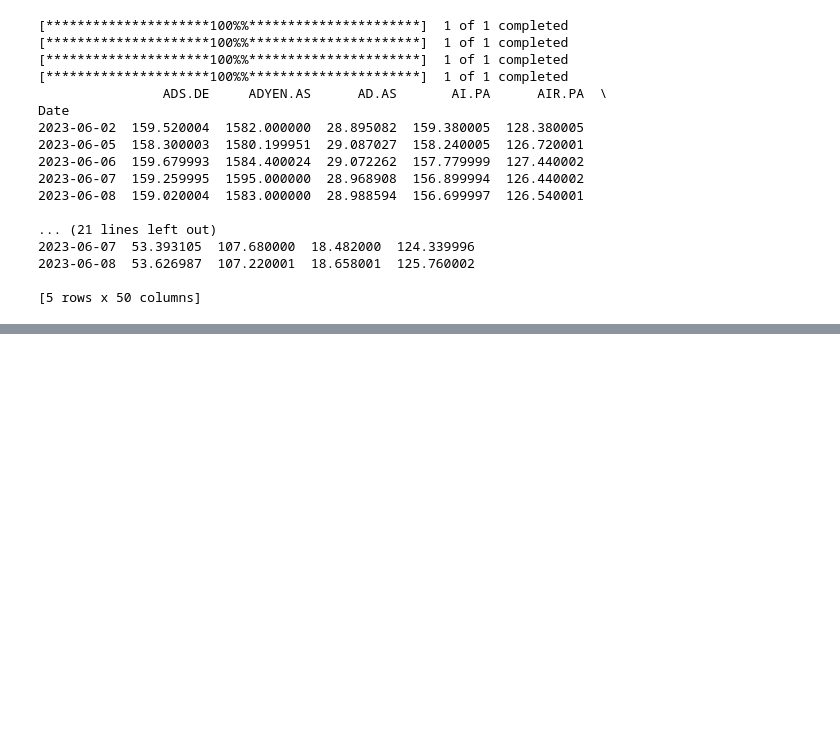
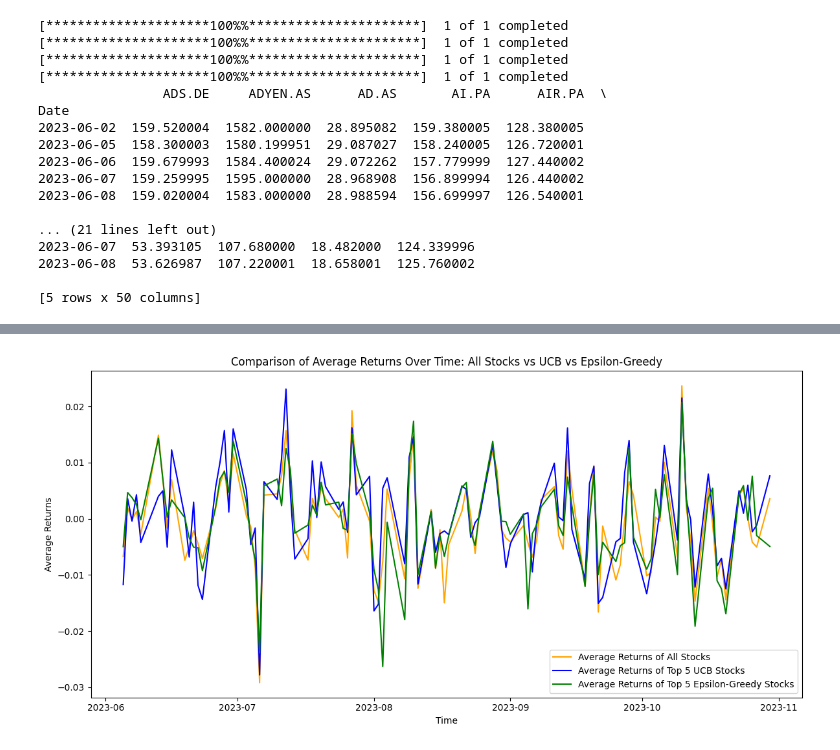
Before and after one commit to okonp07/Optimizing-Euro-Stoxx-50-Investments, a Jupyter notebook: Optimizing_Euro_Stoxx_50_Investments_A_UCB_Algorithm_Based_Stock_Selection_Strategy_with_Correlation_Driven_Hedging.ipynb, the cells around one changed output, grey strips where cells are left out. Cells and saved outputs as stored; diff of their text form; code cells hidden in the pictures; blank space fills up the shorter version.

```diff
--- a/Optimizing_Euro_Stoxx_50_Investments_A_UCB_Algorithm_Based_Stock_Selection_Strategy_with_Correlation_Driven_Hedging.ipynb
+++ b/Optimizing_Euro_Stoxx_50_Investments_A_UCB_Algorithm_Based_Stock_Selection_Strategy_with_Correlation_Driven_Hedging.ipynb
@@ -160,0 +343,31 @@ combined_data.head()
+# %%
+import matplotlib.pyplot as plt
+
+# Calculate the average returns of all stocks at each time step
+average_returns_all_times = returns_df.mean(axis=1)
+# Calculate the average returns of the top 5 UCB stocks at each time step
+average_returns_top_5_times = returns_df[top_stocks].mean(axis=1)
+# Calculate the average returns of the top 5 stocks selected by the epsilon-greedy algorithm at each time step
+average_returns_epsilon_greedy = returns_df[top_stocks_epsilon_greedy].mean(axis=1)
+
+# Creating the plot
+plt.figure(figsize=(12, 6))
+
+# Plotting trend line for average returns of all stocks
+plt.plot(average_returns_all_times, label='Average Returns of All Stocks', color='orange')
+
+# Plotting trend line for average returns of top 5 UCB stocks
+plt.plot(average_returns_top_5_times, label='Average Returns of Top 5 UCB Stocks', color='blue')
+
+# Plotting trend line for average returns of top 5 epsilon-greedy stocks
+plt.plot(average_returns_epsilon_greedy, label='Average Returns of Top 5 Epsilon-Greedy Stocks', color='green')
+
+plt.title('Comparison of Average Returns Over Time: All Stocks vs UCB vs Epsilon-Greedy')
+plt.xlabel('Time')
+plt.ylabel('Average Returns')
+plt.legend()
+plt.tight_layout()
+
+plt.show()
+# %% [output]
+[figure, added]
```
Also changed, not shown: parts of 12 cells of this notebook.
